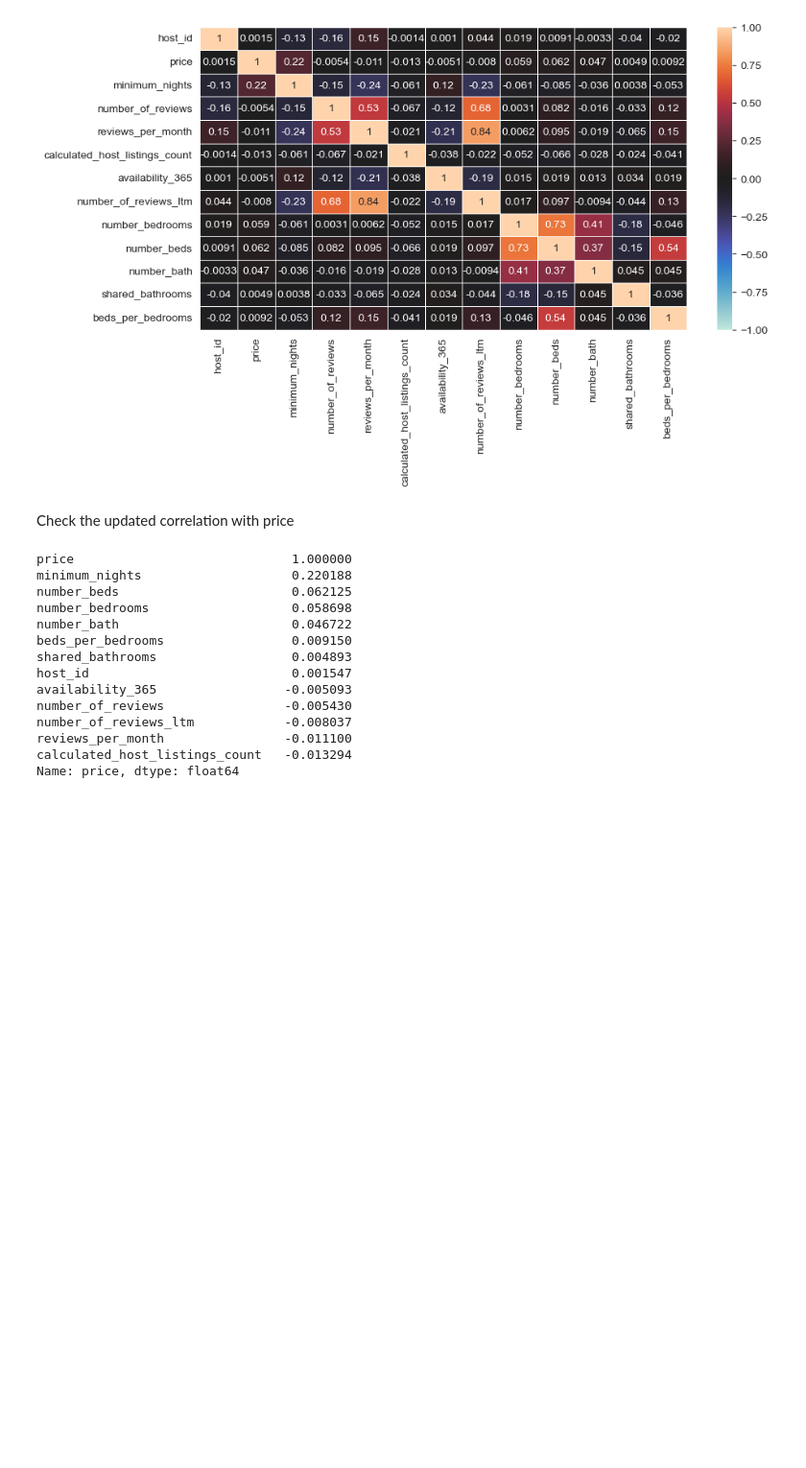
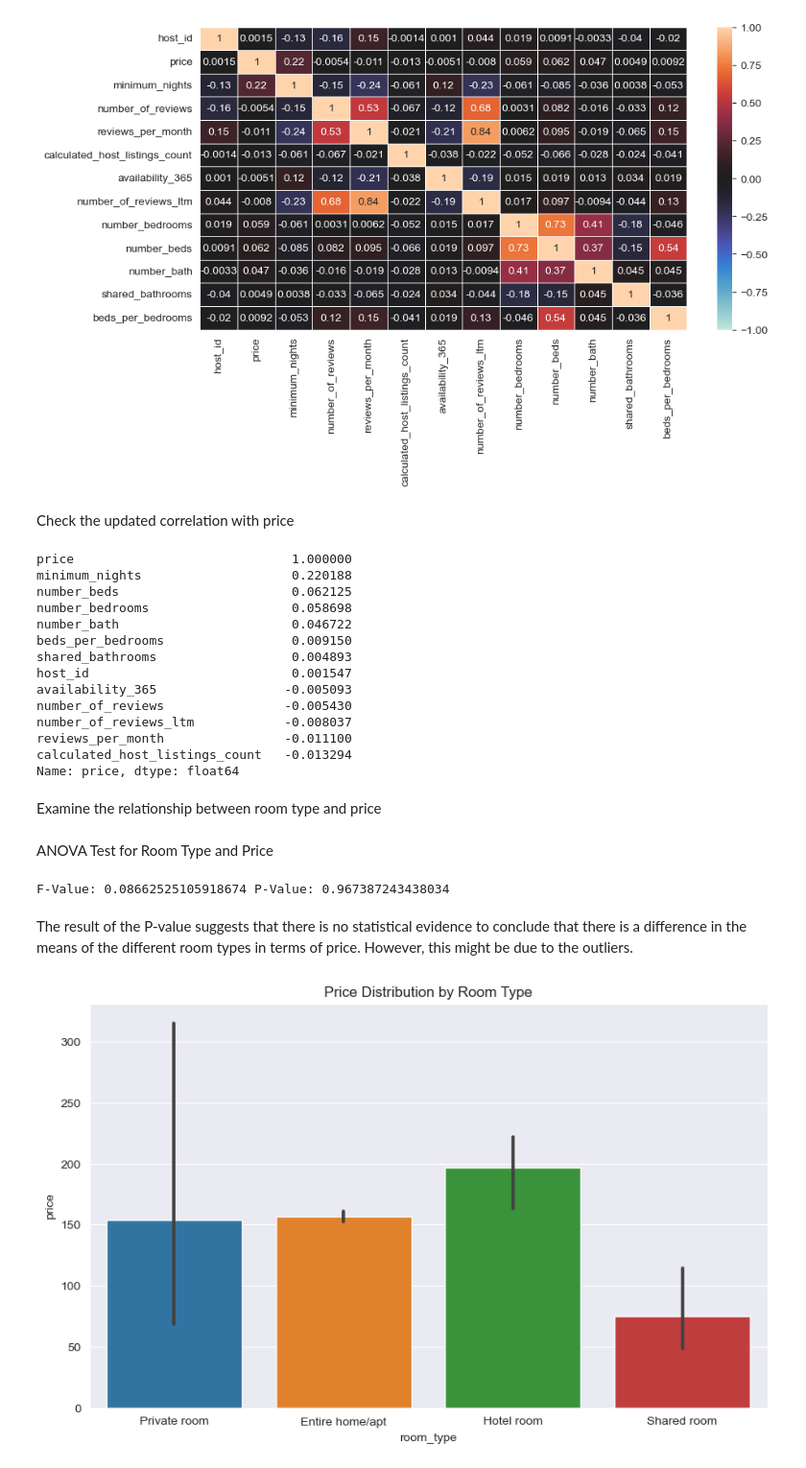
Before and after one commit to Marietagu/Airbnb_pricing_prediction, a Jupyter notebook: EDA_listings.ipynb, the cells around one changed output. Shown at 96% size. Saved outputs shown, nothing was run; the diff lists cells and outputs as text; code cells hidden in the pictures; blank space fills up the shorter version.

```diff
--- a/EDA_listings.ipynb
+++ b/EDA_listings.ipynb
@@ -147,3 +146,23 @@ number_of_reviews_ltm            -0.008037
 reviews_per_month                -0.011100
 calculated_host_listings_count   -0.013294
 Name: price, dtype: float64
+# %% [markdown]
+Examine the relationship between room type and price
+# %% [markdown]
+ANOVA Test for Room Type and Price
+# %%
+categories = airbnb['room_type'].unique()
+anova_data = [airbnb[airbnb['room_type'] == cat]['price'] for cat in categories]
+f_val, p_val = stats.f_oneway(*anova_data)
+print('F-Value:', f_val, 'P-Value:', p_val)
+# %% [output]
+F-Value: 0.08662525105918674 P-Value: 0.967387243438034
+# %% [markdown]
+The result of the P-value suggests that there is no statistical evidence to conclude that there is a difference in the means of the different room types in terms of price. However, this might be due to the outliers.
+# %%
+plt.figure(figsize=(10, 6))
+sns.barplot(x='room_type', y='price', data=airbnb)
+plt.title('Price Distribution by Room Type')
+plt.show()
+# %% [output]
+[figure, added]
```
Also changed, not shown: parts of 7 cells of this notebook.
